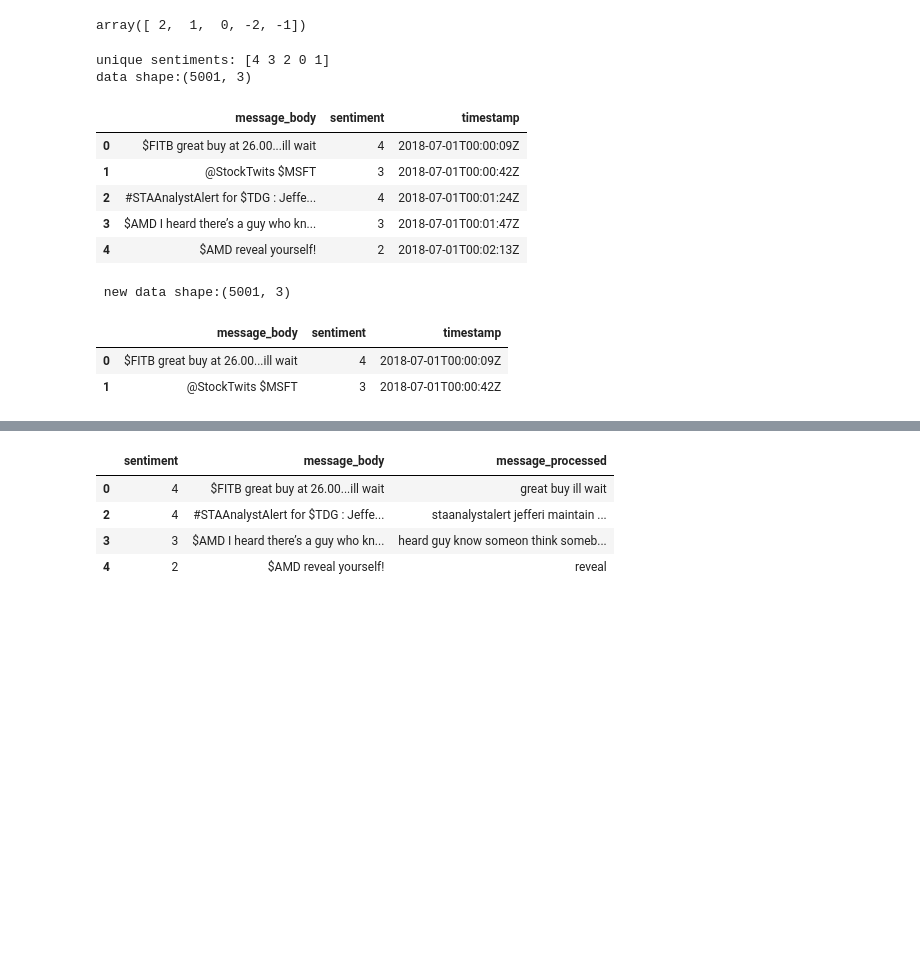
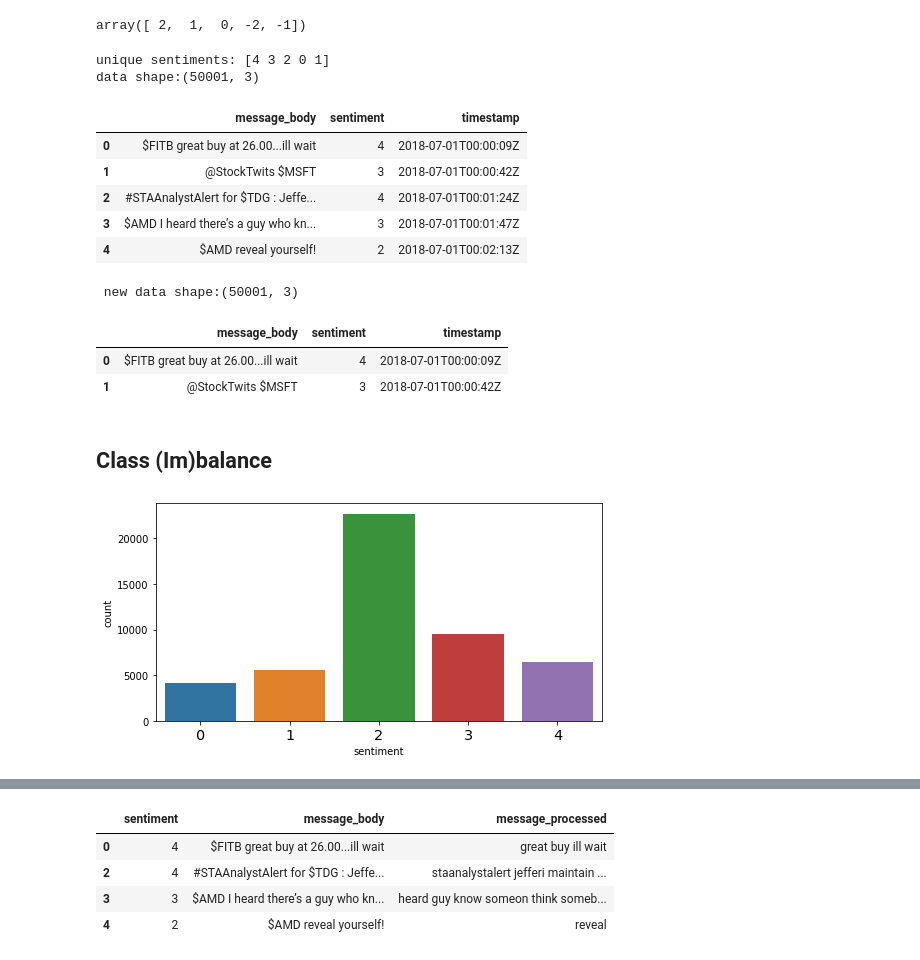
Before and after one commit to khanalg44/nlp_projects, a Jupyter notebook: 13_twitter_sentiment_TF/04_sentiment_analysis_TF.ipynb, the cells around one changed output, grey strips where cells are left out. Saved outputs shown, nothing was run; the diff lists cells and outputs as text; code cells hidden in the pictures; blank space fills up the shorter version.

```diff
--- a/13_twitter_sentiment_TF/04_sentiment_analysis_TF.ipynb
+++ b/13_twitter_sentiment_TF/04_sentiment_analysis_TF.ipynb
@@ -39,7 +40,7 @@ data shape:(1548010, 3)
 # cut the data short to make learning faster keep only 8010 of them
 #random_indices = np.random.choice(range(df.shape[0]), size=8010)
 #df = df.loc[random_indices]
-df_top = data.loc[:5000]
+df_top = data.loc[:50000]
 # %%
 df= df_top.copy()
 df.sentiment.unique()
@@ -54,7 +55,7 @@ print (f"data shape:{df.shape}")
 df.head(5)
 # %% [output]
 unique sentiments: [4 3 2 0 1]
-data shape:(5001, 3)
+data shape:(50001, 3)
 |  | message_body | sentiment | timestamp |
 | 0 | $FITB great buy at 26.00...ill wait | 4 | 2018-07-01T00:00:09Z |
 | 1 | @StockTwits $MSFT | 3 | 2018-07-01T00:00:42Z |
@@ -65,7 +66,15 @@ data shape:(5001, 3)
 print (f" new data shape:{df.shape}")
 df.head(2)
 # %% [output]
- new data shape:(5001, 3)
+ new data shape:(50001, 3)
 |  | message_body | sentiment | timestamp |
 | 0 | $FITB great buy at 26.00...ill wait | 4 | 2018-07-01T00:00:09Z |
 | 1 | @StockTwits $MSFT | 3 | 2018-07-01T00:00:42Z |
+# %% [markdown]
+## Class (Im)balance
+# %%
+fig, ax = plt.subplots(1,1,figsize=(8,4));
+sns.countplot(df['sentiment'], ax=ax);
+plt.xticks(fontsize='x-large');
+# %% [output]
+[figure, added]
```
Also changed, not shown: parts of 38 cells of this notebook, 10 other files.
